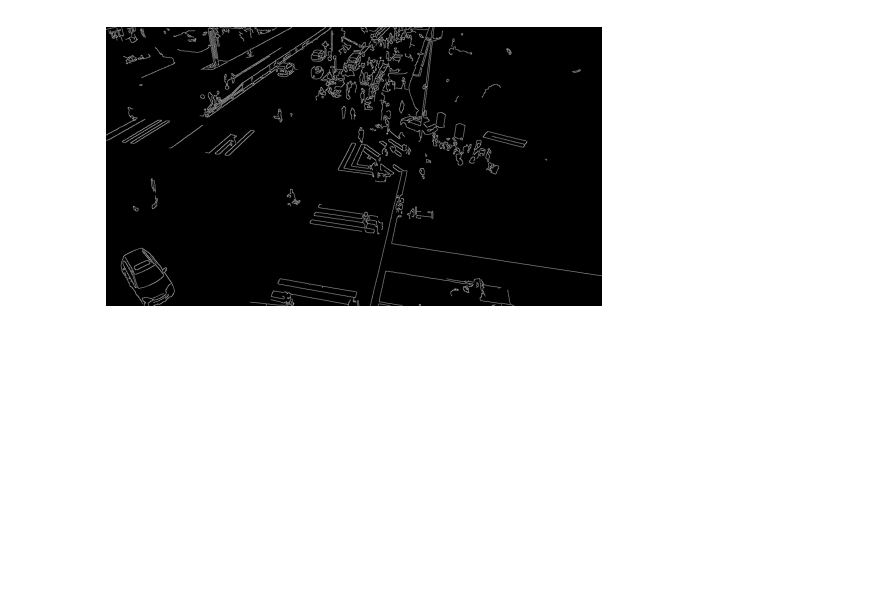
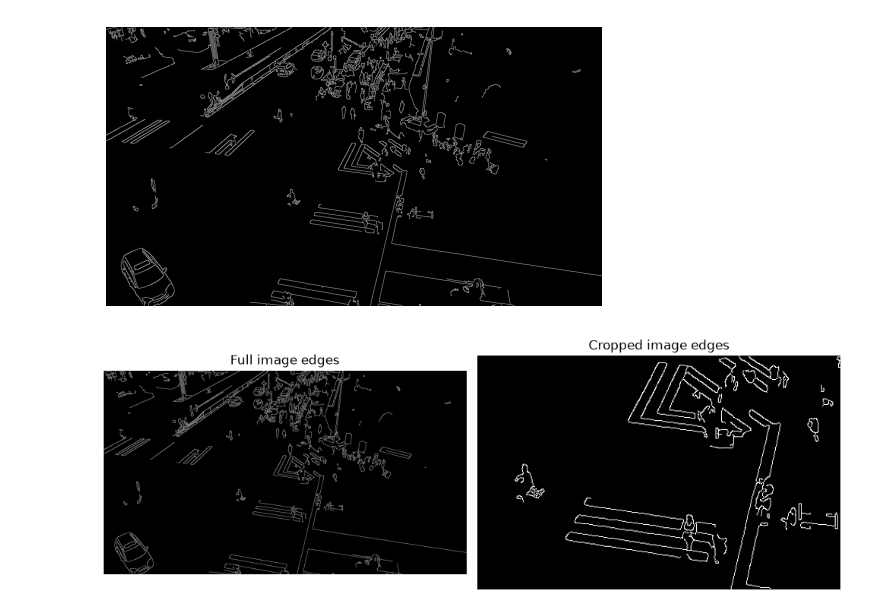
Before and after one commit to khanim-abdullayeva/UAV-Object-Detection-Tracking, a Jupyter notebook: notebooks/01_opencv_fundamentals.ipynb, the cells around one changed output. Drawn from its saved outputs; the diff is of its cells as text; code cells hidden in the pictures; blank space fills up the shorter version.

Commit message:
Add UAV image preprocessing and edge detection

```diff
--- a/notebooks/01_opencv_fundamentals.ipynb
+++ b/notebooks/01_opencv_fundamentals.ipynb
@@ -125,3 +125,28 @@ edges.shape
 # %% [output]
 (765, 1360)
 [figure]
+# %%
+# Convert the cropped image to grayscale
+cropped_gray = cv2.cvtColor(cropped_image, cv2.COLOR_BGR2GRAY)
+
+# Apply Gaussian Blur to the cropped image
+blurred_cropped = cv2.GaussianBlur(cropped_gray, (5,5), sigmaX = 0)
+
+# Apply Canny Edge Detection to the blurred cropped image
+edges_cropped = cv2.Canny(blurred_cropped, 50, 150)
+
+# Visualize edge detection results for the full UAV image and selected ROI
+fig, axes = plt.subplots(1, 2, figsize = (10, 5))
+
+axes[0].imshow(edges, cmap = "gray")
+axes[0].axis("off")
+axes[0].set_title("Full image edges")
+
+axes[1].imshow(edges_cropped, cmap = "gray")
+axes[1].axis("off")
+axes[1].set_title("Cropped image edges")
+
+plt.tight_layout()
+plt.show()
+# %% [output]
+[figure, added]
```
